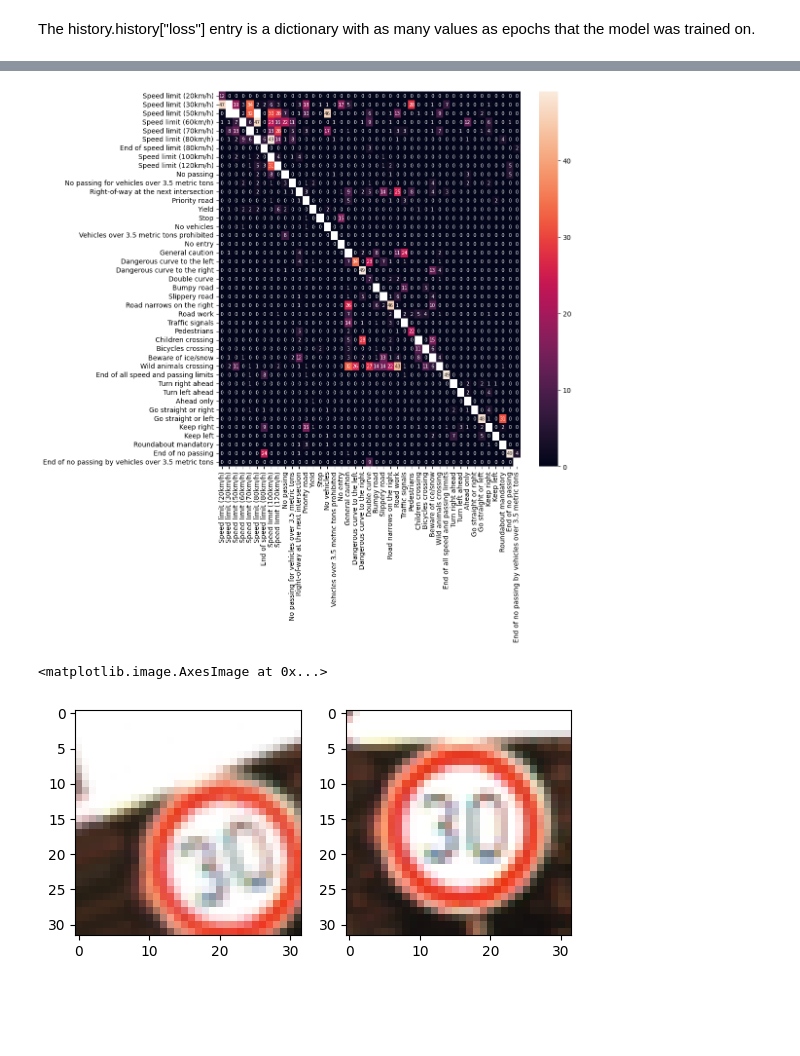
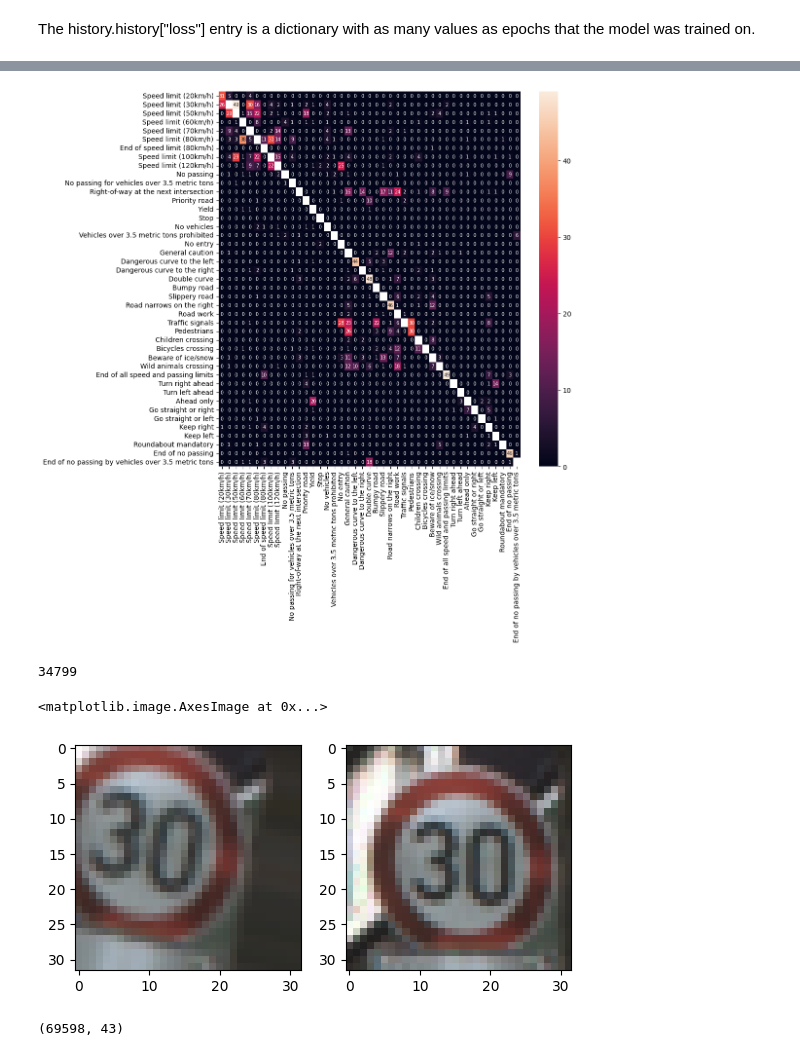
Before and after one commit to guevelel/COMP4449_Image_Classification, a Jupyter notebook: Traffic_Signs_COMP4449.ipynb, the cells around one changed output, grey strips where cells are left out. Drawn from its saved outputs; the diff is of its cells as text; code cells hidden in the pictures; blank space fills up the shorter version.

Commit message:
Added LeNet-5 with augmented images in training dataset and reran accuracies

```diff
--- a/Traffic_Signs_COMP4449.ipynb
+++ b/Traffic_Signs_COMP4449.ipynb
@@ -247,7 +244,7 @@ model.compile(loss='categorical_crossentropy', optimizer='adam', metrics=['accur
 #Convolutional
 # %%
 #Set number of Epochs:
-eps = 5
+eps = 10
 
 #Fit model and track the accuracy and loss:
 history = model.fit(X_train, y_train, batch_size=32, epochs=eps, validation_data=(X_val, y_val))
@@ -341,10 +348,11 @@ sns.heatmap(corr, annot=True,
             #cmap="YlOrRd_r")
 plt.show()
 # %% [output]
-[figure, old version]
+[figure, new version]
 # %%
 #Data Augmentation:
-#Rotating images
+#Rotating, zooming, etc. images
+#this makes model more robust to new images it will attempt to classify. Not all images taken are perfect size, shape, etc.
 
 # set up your data generator
 from keras.preprocessing.image import ImageDataGenerator
@@ -355,8 +363,8 @@ datagen = ImageDataGenerator(
     width_shift_range=0.2,
     height_shift_range=0.2,
     shear_range=0.2,
-    zoom_range=0.0,
-    horizontal_flip=True,
+    zoom_range=0.1, #slight zooming
+    horizontal_flip=False, #no flipping
     vertical_flip = False)
 
 # Fit the generator using your data
@@ -364,19 +372,34 @@ datagen.fit(X_train)
 
 # Augment the training data images
 #augmented = datagen.random_transform(X_train[0])
+
 augmented = []
 for i in range(len(X_train)):
-  augmented.append(datagen.random_transform(X_train[i]))
+  augmented.append(datagen.random_transform(X_train[i], seed = 42))
+  #augmented.append(datagen.flow(X_train[i]))
+  #augmented.append(apply_transform(X_train[i]))
+
+#augmented = datagen.flow(X_train)
+#len(augmented)
+# %%
+len(X_train)
+# %% [output]
+34799
 # %%
 #Show Comparison of Images:
 plt.subplot(1,2,1)
-plt.imshow(augmented[3000])
+plt.imshow(augmented[2998])
 plt.subplot(1,2,2)
-plt.imshow(X_train[3000])
+plt.imshow(X_train[2998])
 # %% [output]
 <matplotlib.image.AxesImage at 0x...>
-[figure, old version]
+[figure, new version]
 # %%
 #Combine rotated training images with actual training images increase training data size
-#X_train = numpy.concatenate((X_train, augmented), axis=0, out=None, dtype=None, casting="same_kind")
-len(augmented)
+X_train_enlarged = np.vstack((X_train, augmented))
+X_train_enlarged.shape
+
+y_train_enlarged = np.vstack((y_train, y_train))
+y_train_enlarged.shape
+# %% [output]
+(69598, 43)
```
Also changed, not shown: parts of 11 cells of this notebook.
